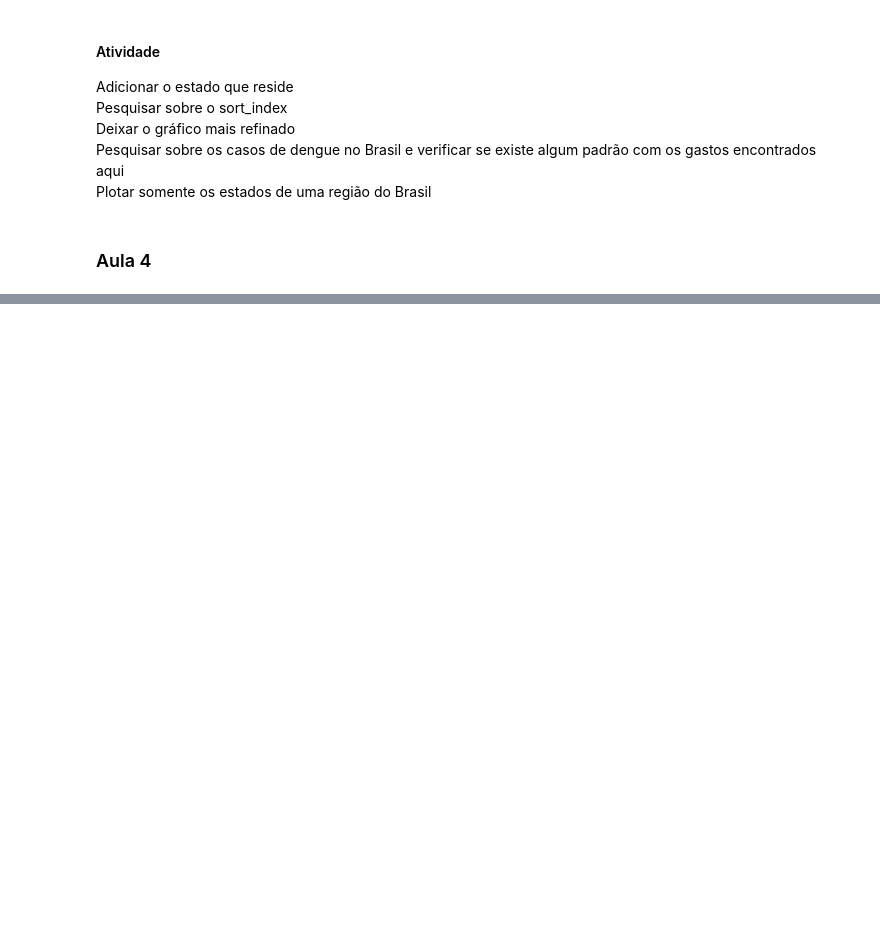
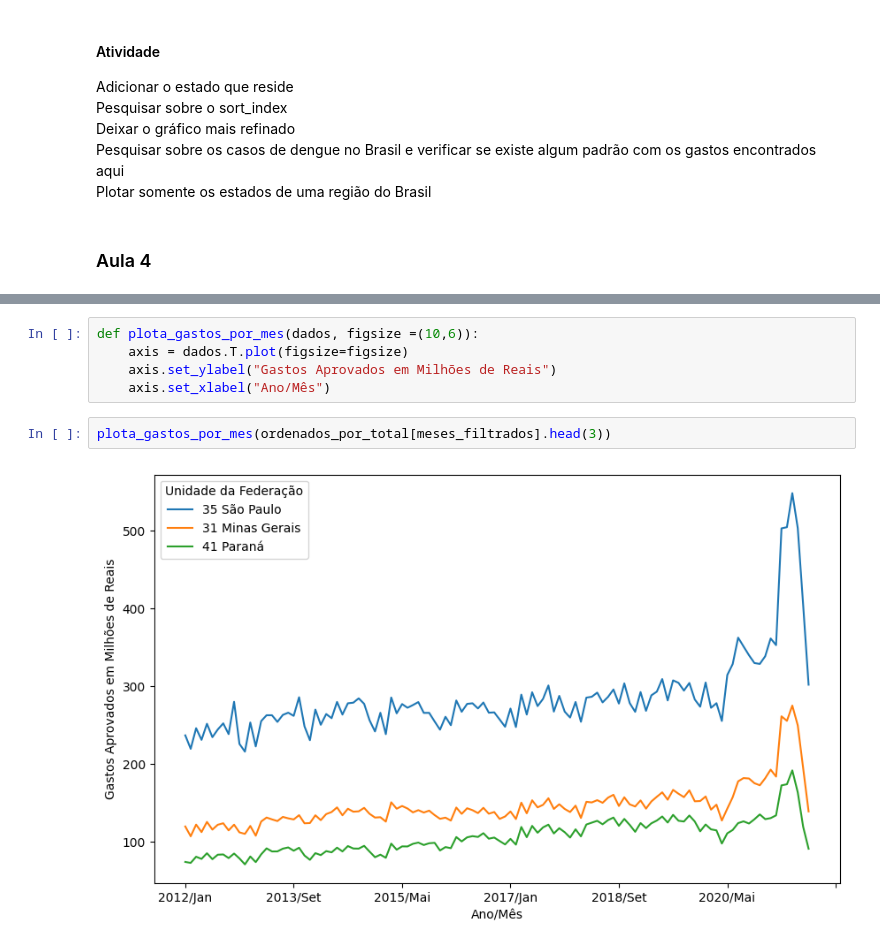
Before and after one commit to vicentesantos/Pos_Tech_Data_Analytics, a Jupyter notebook: 1 - Análise Exploratória de Dados/Aula 1/procedimentod sus.ipynb, the cells around one changed output, grey strips where cells are left out. Drawn from its saved outputs; the diff is of its cells as text; blank space fills up the shorter version.

```diff
--- a/1 - Análise Exploratória de Dados/Aula 1/procedimentod sus.ipynb
+++ b/1 - Análise Exploratória de Dados/Aula 1/procedimentod sus.ipynb
@@ -402,0 +421,9 @@ Plotar somente os estados de uma região do Brasil
+# %%
+def plota_gastos_por_mes(dados, figsize =(10,6)):
+    axis = dados.T.plot(figsize=figsize)
+    axis.set_ylabel("Gastos Aprovados em Milhões de Reais")
+    axis.set_xlabel("Ano/Mês")
+# %%
+plota_gastos_por_mes(ordenados_por_total[meses_filtrados].head(3))
+# %% [output]
+[figure, added]
```
Also changed, not shown: parts of 23 cells of this notebook.
